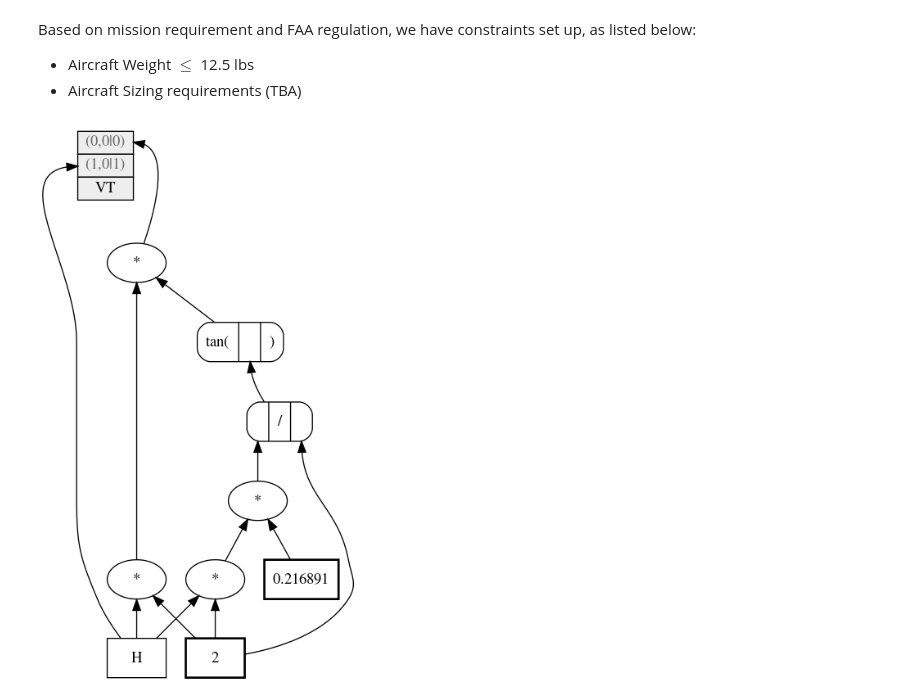
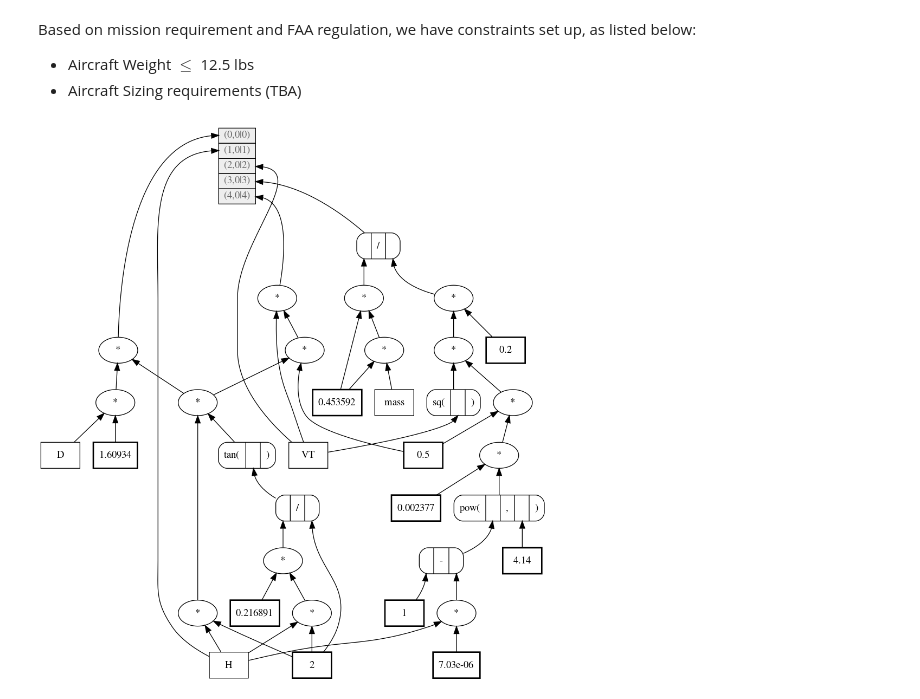
Before and after one commit to jeffersonkim97/BoeingAero, a Jupyter notebook: Concept_Design/design_optimization.ipynb, the cells around one changed output. Saved outputs shown, nothing was run; the diff lists cells and outputs as text; code cells hidden in the pictures.

```diff
--- a/Concept_Design/design_optimization.ipynb
+++ b/Concept_Design/design_optimization.ipynb
@@ -21,6 +21,11 @@ Based on mission requirement and FAA regulation, we have constraints set up, as
 # 3. Based on battery amount & power source, estimate aircraft weight from statistical data of UAVs
 # 4. From weight, Lift can be determined at steady flight // determine wing characteristic and subsequent drag characteristic
 # 5. From wing characteristic, determine optimized aircraft sizing
+# %%
+# Unit Conversion
+lbs2kg = 0.453592 # lbs to kg (Weight)
+slugft2kgm = 1.35581795 # slug ft^2 to kg m^2 (Intertia)
+mi2km = 1.60934 # Mi to Km (Distance)
 # %%
 import casadi as ca
 from casadi import *
@@ -93,6 +40,0 @@ def objective_function(constraint):
-# %%
-# Symbolic Variable Setup
-H = ca.SX.sym('H')
-VT = ca.SX.sym('VT')
-
-u = ca.vertcat(H, VT)
@@ -99,12 +202,34 @@ u = ca.vertcat(H, VT)
+# %%
+# Symbolic Variable Setup
+# u = [H, D, Sw, mass, D_prop, n_prop]
+H = ca.SX.sym('H')
+D = ca.SX.sym('D')
+Sw = ca.SX.sym('Sw')
+mass = ca.SX.sym('mass')
+D_prop = ca.SX.sym('D_prop')
+n_prop = ca.SX.sym('n_prop')
+VT = ca.SX.sym('VT')
+
+input_vec = ca.vertcat(H, D, Sw, mass, D_prop, n_prop, VT)
+
+ELEV = ca.SX.sym('ELEV')
+XCG = ca.SX.sym('XCG')
+ALPHA = ca.SX.sym('ALPHA')
+THETA = ca.SX.sym('THETA')
+Q = ca.SX.sym('Q')
+
+param = ca.vertcat(ELEV, XCG, ALPHA, THETA, Q)
 # %%
 sensor = sensor_spec('Hero5_Black')
-f = 'wide'
-constraint = constraint_func(sensor, f, u)
-opt = objective_function(constraint)
+cam_type = 'wide'
+resolution = '4K'
+x, u = parameter_set(input_vec, param)
+opt_vec, xd = constraint_func(sensor, cam_type, resolution, x, u)
+opt = objective_function(opt_vec, xd)
 # %%
-draw_graph(constraint)
+draw_graph(opt_vec)
 # %% [output]
-[figure, old version]
+[figure, new version]
 # %%
 draw_graph(opt)
 # %% [output]
```
Also changed, not shown: parts of 6 cells of this notebook, 1 other file.
